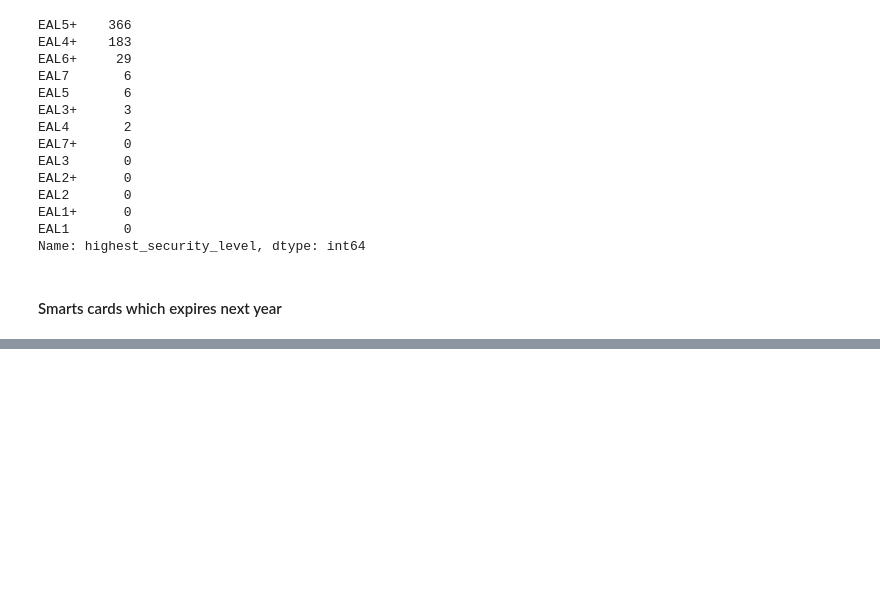
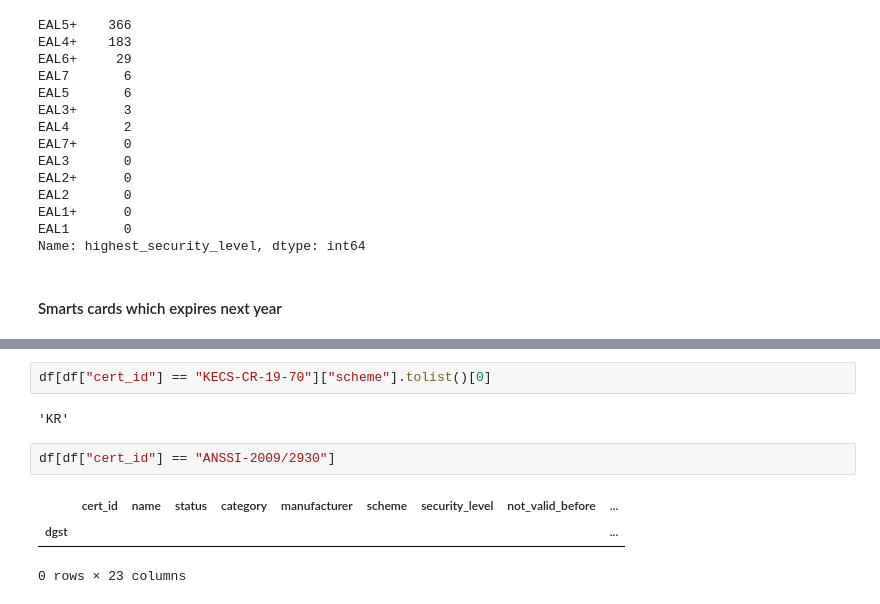
Before and after one commit to crocs-muni/sec-certs, a Jupyter notebook: notebooks/cc/dependency_analysis.ipynb, the cells around one changed output, grey strips where cells are left out. Cells and saved outputs as stored; diff of their text form; blank space fills up the shorter version.

```diff
--- a/notebooks/cc/dependency_analysis.ipynb
+++ b/notebooks/cc/dependency_analysis.ipynb
@@ -741,0 +787,10 @@ cards_next_year_expires_df.head()
+# %%
+df[df["cert_id"] == "KECS-CR-19-70"]["scheme"].tolist()[0]
+# %% [output]
+'KR'
+# %%
+df[df["cert_id"] == "ANSSI-2009/2930"]
+# %% [output]
+|  | cert_id | name | status | category | manufacturer | scheme | security_level | not_valid_before | ... |
+| dgst |  |  |  |  |  |  |  |  | ... |
+0 rows × 23 columns
```
Also changed, not shown: parts of 9 cells of this notebook.
